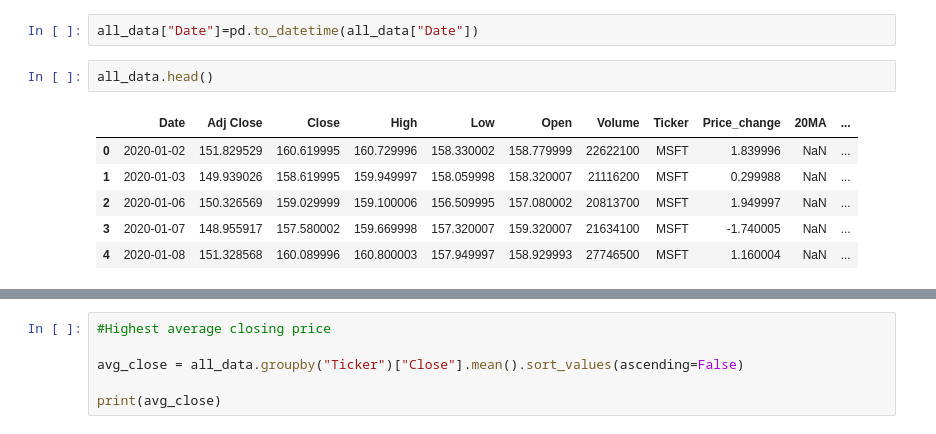
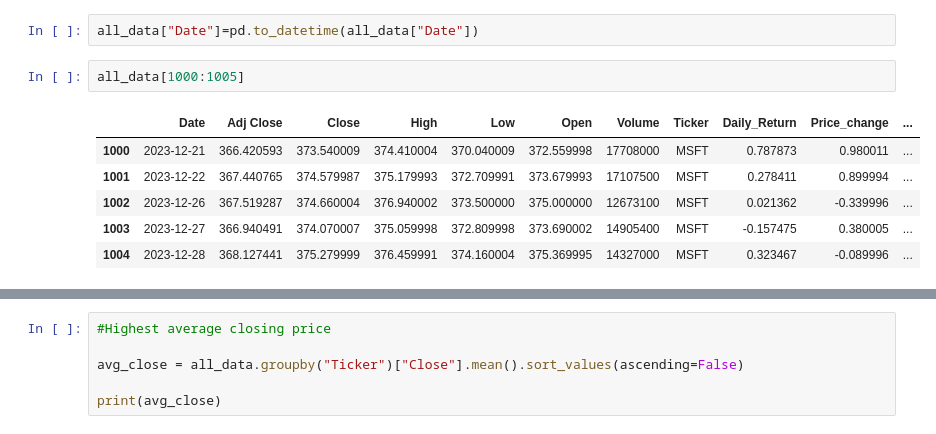
Before and after one commit to siva-aanandhi-26/Stocks---Return-vs-Risk-analysis, a Jupyter notebook: 02_EDA.ipynb, the cells around one changed output, grey strips where cells are left out. Cells and saved outputs as stored; diff of their text form.

```diff
--- a/02_EDA.ipynb
+++ b/02_EDA.ipynb
@@ -6,14 +6,14 @@ all_data=pd.read_csv("stock_data.csv")
 # %%
 all_data["Date"]=pd.to_datetime(all_data["Date"])
 # %%
-all_data.head()
+all_data[1000:1005]
 # %% [output]
-|  | Date | Adj Close | Close | High | Low | Open | Volume | Ticker | Price_change | 20MA | ... |
-| 0 | 2020-01-02 | 151.829529 | 160.619995 | 160.729996 | 158.330002 | 158.779999 | 22622100 | MSFT | 1.839996 | NaN | ... |
-| 1 | 2020-01-03 | 149.939026 | 158.619995 | 159.949997 | 158.059998 | 158.320007 | 21116200 | MSFT | 0.299988 | NaN | ... |
-| 2 | 2020-01-06 | 150.326569 | 159.029999 | 159.100006 | 156.509995 | 157.080002 | 20813700 | MSFT | 1.949997 | NaN | ... |
-| 3 | 2020-01-07 | 148.955917 | 157.580002 | 159.669998 | 157.320007 | 159.320007 | 21634100 | MSFT | -1.740005 | NaN | ... |
-| 4 | 2020-01-08 | 151.328568 | 160.089996 | 160.800003 | 157.949997 | 158.929993 | 27746500 | MSFT | 1.160004 | NaN | ... |
+|  | Date | Adj Close | Close | High | Low | Open | Volume | Ticker | Daily_Return | Price_change | ... |
+| 1000 | 2023-12-21 | 366.420593 | 373.540009 | 374.410004 | 370.040009 | 372.559998 | 17708000 | MSFT | 0.787873 | 0.980011 | ... |
+| 1001 | 2023-12-22 | 367.440765 | 374.579987 | 375.179993 | 372.709991 | 373.679993 | 17107500 | MSFT | 0.278411 | 0.899994 | ... |
+| 1002 | 2023-12-26 | 367.519287 | 374.660004 | 376.940002 | 373.500000 | 375.000000 | 12673100 | MSFT | 0.021362 | -0.339996 | ... |
+| 1003 | 2023-12-27 | 366.940491 | 374.070007 | 375.059998 | 372.809998 | 373.690002 | 14905400 | MSFT | -0.157475 | 0.380005 | ... |
+| 1004 | 2023-12-28 | 368.127441 | 375.279999 | 376.459991 | 374.160004 | 375.369995 | 14327000 | MSFT | 0.323467 | -0.089996 | ... |
 # %%
 all_data.info()
 # %% [output]
```
Also changed, not shown: parts of 17 cells of this notebook.
